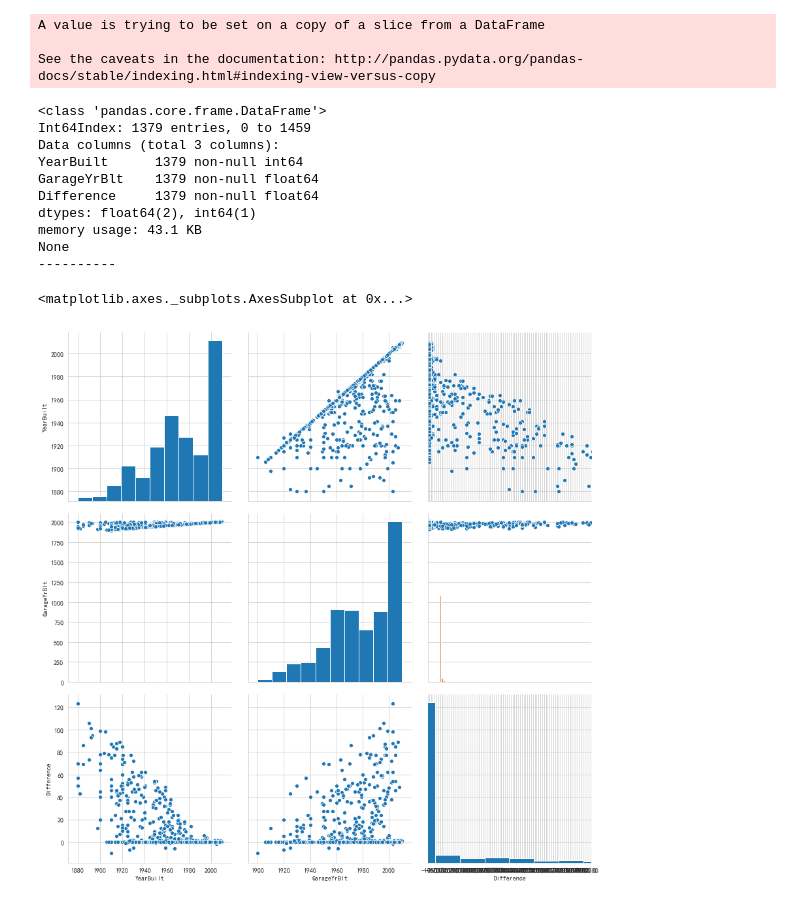
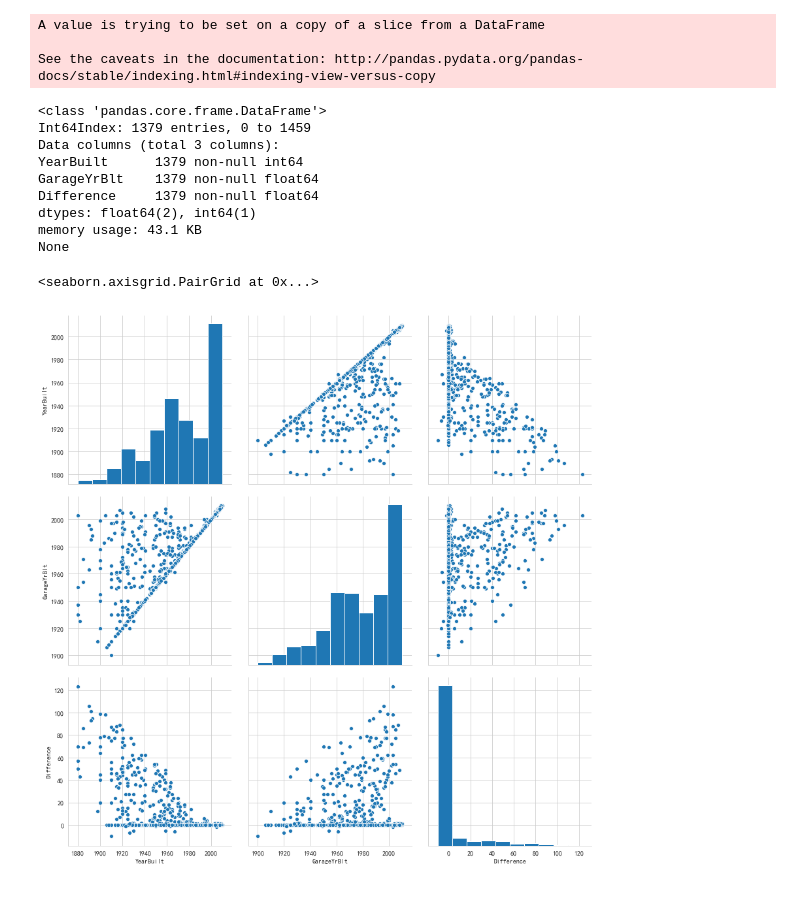
Before and after one commit to gongguoyu/ML_Kaggle, a Jupyter notebook: HousePrices/1_StatisticsData.ipynb, the cells around one changed output. Cells and saved outputs as stored; diff of their text form; code cells hidden in the pictures.

```diff
--- a/HousePrices/1_StatisticsData.ipynb
+++ b/HousePrices/1_StatisticsData.ipynb
@@ -57,30 +57,24 @@ A value is trying to be set on a copy of a slice from a DataFrame
 
 See the caveats in the documentation: http://pandas.pydata.org/pandas-docs/stable/indexing.html#indexing-view-versus-copy
 # %%
-'''
-data1 = pd.concat((pd.DataFrame({"data":data_train.YearBuilt,"type":'YearBuilt'}),
-                  pd.DataFrame({"data":data_train.GarageYrBlt,"type":'GarageYrBlt'})))
-sns.pairplot(data1, hue="type", height=4)
-data1.sample(10)
-'''
+#地下室完成年与建筑完成年比较
 
 data1 = data_train[["YearBuilt","GarageYrBlt"]]
 data1 = data1[data1["GarageYrBlt"].notnull()]
 data1["Difference"] = data1.GarageYrBlt - data1.YearBuilt
 print(data1.info())
 sns.pairplot(data1, height=4)
 
 #sns.countplot(x="Difference",data=data1)
 # %% [output]
 <class 'pandas.core.frame.DataFrame'>
 Int64Index: 1379 entries, 0 to 1459
 Data columns (total 3 columns):
 YearBuilt      1379 non-null int64
 GarageYrBlt    1379 non-null float64
 Difference     1379 non-null float64
 dtypes: float64(2), int64(1)
 memory usage: 43.1 KB
 None
-----------
-<matplotlib.axes._subplots.AxesSubplot at 0x...>
+<seaborn.axisgrid.PairGrid at 0x...>
-[figure, old version]
+[figure, new version]
```
Also changed, not shown: parts of 4 cells of this notebook, 1 other file.
